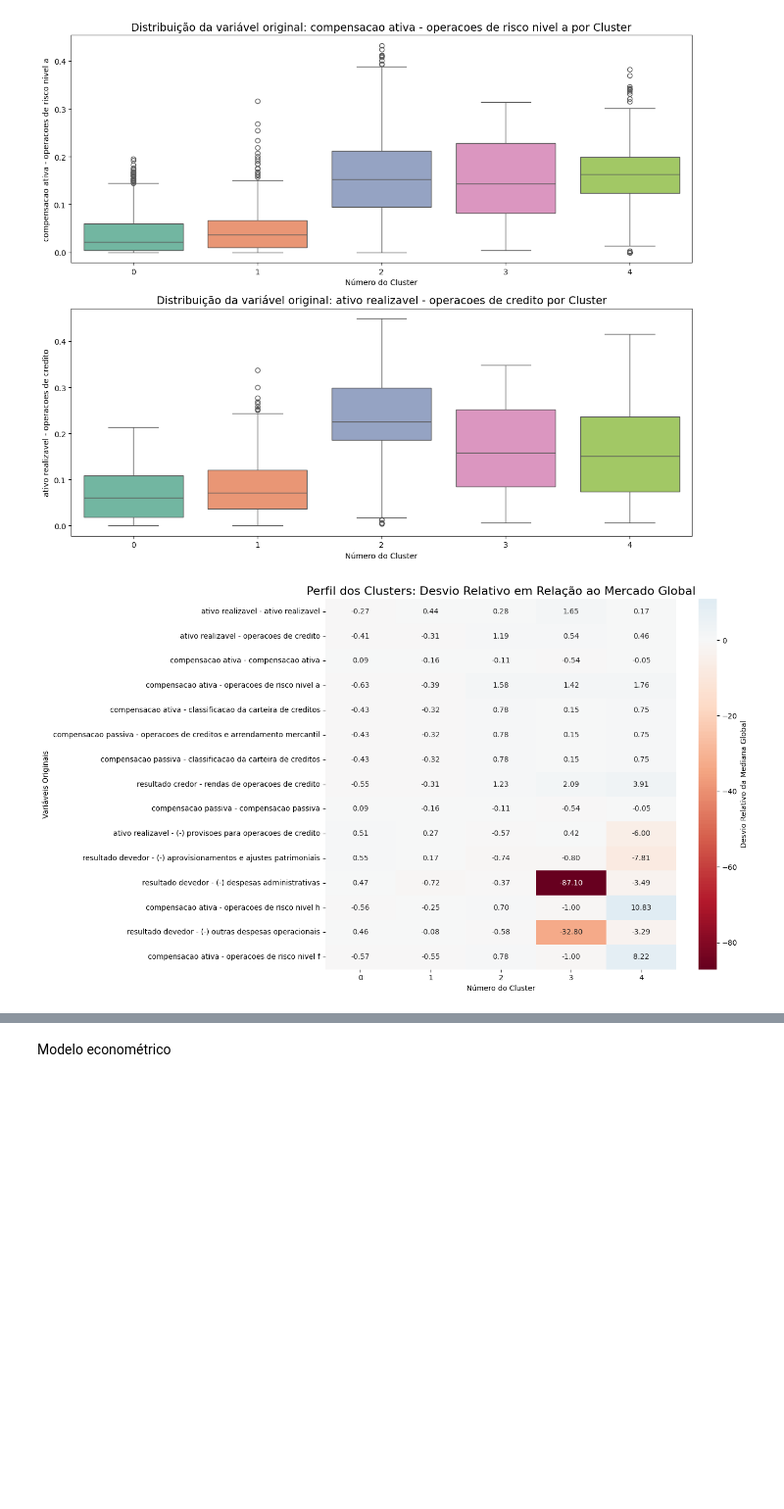
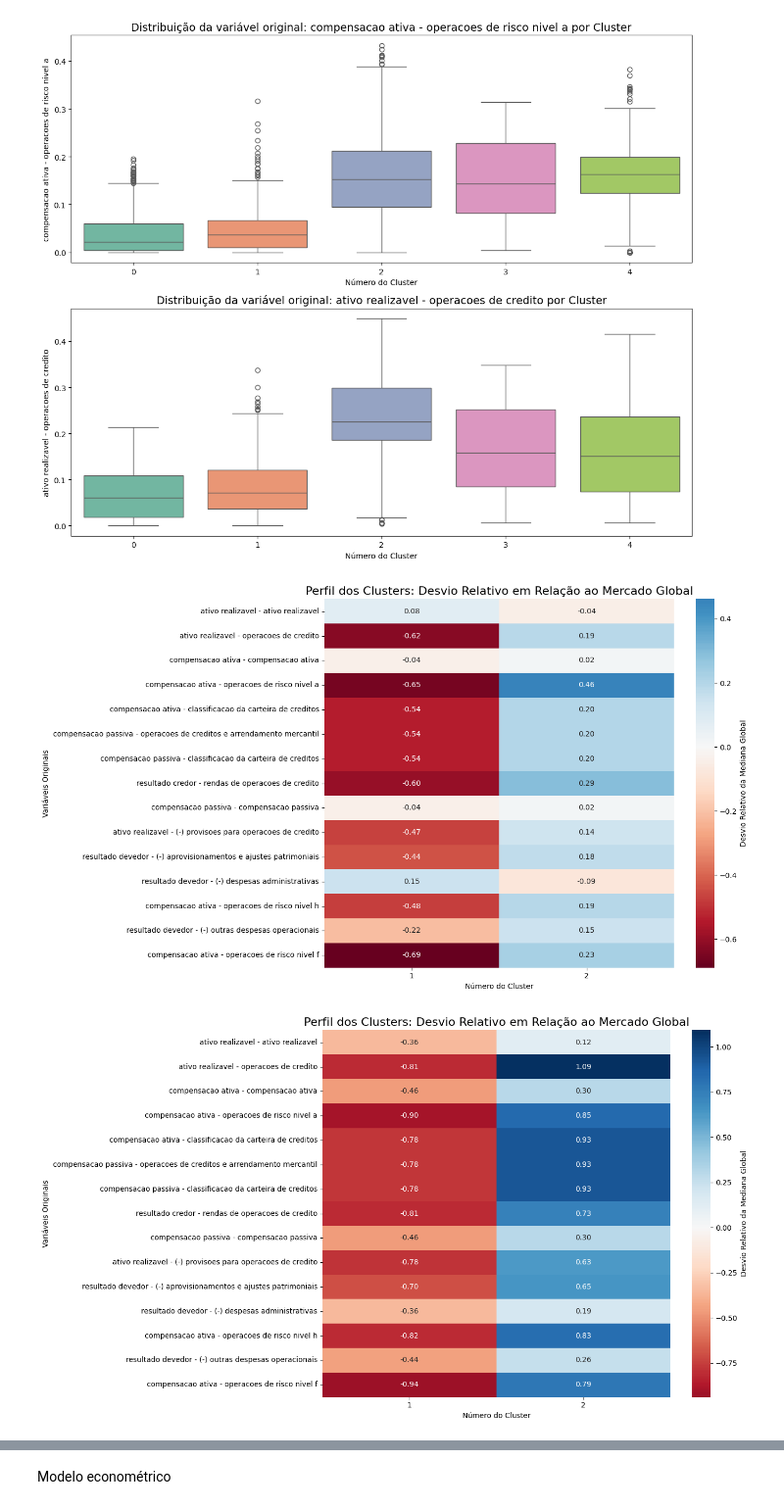
Before and after one commit to hspassos/banking, a Jupyter notebook: statistical_modelling.ipynb, the cells around one changed output, grey strips where cells are left out. Shown at 98% size. Saved outputs shown, nothing was run; the diff lists cells and outputs as text; code cells hidden in the pictures; blank space fills up the shorter version.

```diff
--- a/statistical_modelling.ipynb
+++ b/statistical_modelling.ipynb
@@ -126,6 +126,25 @@ def dados_bancos():
     df = df[df[16000001] > 1000000]
     #df = df[df['taxonomia'] != 'sociedade de credito ao microempreendedor']
 
+
+    colunas_para_inverter = [col for col in df.columns if col not in ['ano', 'cnpj', 'nome', 'taxonomia']]
+    colunas_invertidas = []
+        # Se o maior valor da coluna for 0 ou negativo, significa que toda a coluna é negativa
+    for col in colunas_para_inverter:
+        # Calcula o máximo e o mínimo ignorando os vazios explicitamente
+        max_val = df[col].max(skipna=True)
+        min_val = df[col].min(skipna=True)
+
+        # REGRAS PARA INVERTER:
+        # 1. pd.notna(max_val): Garante que a coluna não é 100% vazia
+        # 2. max_val <= 0: Garante que não há números positivos
+        # 3. min_val < 0: Garante que há valores negativos reais (ignora colunas só de Zeros/NaNs)
+
+        if pd.notna(max_val) and (max_val <= 0) and (min_val < 0):
+            df[col] = df[col] * -1
+            colunas_invertidas.append(col)
+
+    df.fillna(0, inplace=True)
     df_original = df.copy()
 
     # Dividindo os valores pelo Ativo Total (39999993)
@@ -137,9 +156,9 @@ def dados_bancos():
 
     df_original = df_original.rename(columns=novo_mapeamento)
     df = df.rename(columns=novo_mapeamento)
-    return df, df_original
+    return df, df_original, mapa_contas
 
-df, df_original = dados_bancos()
+df, df_original, mapa_contas = dados_bancos()
 # %%
 # Eliminando colunas esparsas
 
@@ -605,41 +629,52 @@ Passing `palette` without assigning `hue` is deprecated and will be removed in v
 # Criando o Heatmap de Perfil dos Clusters com as Variáveis Originais
 
 def plotar_heatmap_perfil_clusters(clusters, kruskal):
-    clusters_filtrado = clusters
-    '''[clusters['Cluster'] != 3]
+    clusters_filtrado = clusters[clusters['Cluster'] != 3].copy()
+    clusters_filtrado = clusters_filtrado[clusters_filtrado['Cluster'] != 0]
+#    clusters_filtrado = clusters_filtrado[clusters_filtrado['Cluster'] != 1]
+#    clusters_filtrado = clusters_filtrado[clusters_filtrado['Cluster'] != 2]
     clusters_filtrado = clusters_filtrado[clusters_filtrado['Cluster'] != 4]
-    clusters_filtrado = clusters_filtrado[clusters_filtrado['Cluster'] != 2]'''
 
     # 1. Pegue as 15 variáveis mais importantes do seu teste de Kruskal-Wallis
     # (Assumindo que df_importancia é o resultado do código anterior)
     top_15_variaveis = kruskal['Variavel_Original'].head(15).tolist()
+
+    colunas_invertidas = []
+    for col in top_15_variaveis:
+        # Se o maior valor da coluna for 0 ou negativo, significa que toda a coluna é negativa
+        if clusters_filtrado[col].max() <= 0:
+            clusters_filtrado[col] = clusters_filtrado[col] * -1
+            colunas_invertidas.append(col)
 
     # 2. Calcule a mediana global para essas 15 variáveis
     mediana_global = clusters_filtrado[top_15_variaveis].median()
 
     # 3. Calcule a mediana de cada cluster para essas 15 variáveis
     mediana_clusters = clusters_filtrado.groupby('Cluster')[top_15_variaveis].median()
 
     # 4. Calcule a variação percentual (ou relativa) do cluster vs o global
     # Isso normaliza os dados para o gráfico: 0 = igual ao global, > 0 acima, < 0 abaixo
     desvio_relativo = (mediana_clusters - mediana_global) / mediana_global.abs().replace(0, 1e-9) # Evita divisão por zero
 
     # 5. Plota o Heatmap
     plt.figure(figsize=(14, 8))
     sns.heatmap(desvio_relativo.T, # Transposto para variáveis ficarem nas linhas
                 cmap='RdBu',       # Vermelho para abaixo da média, Azul para acima
                 center=0,          # O branco será exatamente a média global
                 annot=True,        # Mostra os números no gráfico
                 fmt=".2f",         # 2 casas decimais
                 cbar_kws={'label': 'Desvio Relativo da Mediana Global'})
 
     plt.title('Perfil dos Clusters: Desvio Relativo em Relação ao Mercado Global', fontsize=16)
     plt.xlabel('Número do Cluster')
     plt.ylabel('Variáveis Originais')
     plt.tight_layout()
     plt.show()
 
 
 plotar_heatmap_perfil_clusters(df_filtrado, kruskal)
+#plotar_heatmap_perfil_clusters(df_filtrado_clusters_fixos, kruskal)
+plotar_heatmap_perfil_clusters(df_original, kruskal)
 # %% [output]
-[figure, old version]
+[figure, new version]
+[figure, added]
```
Also changed, not shown: parts of 17 cells of this notebook, 11 other files.
